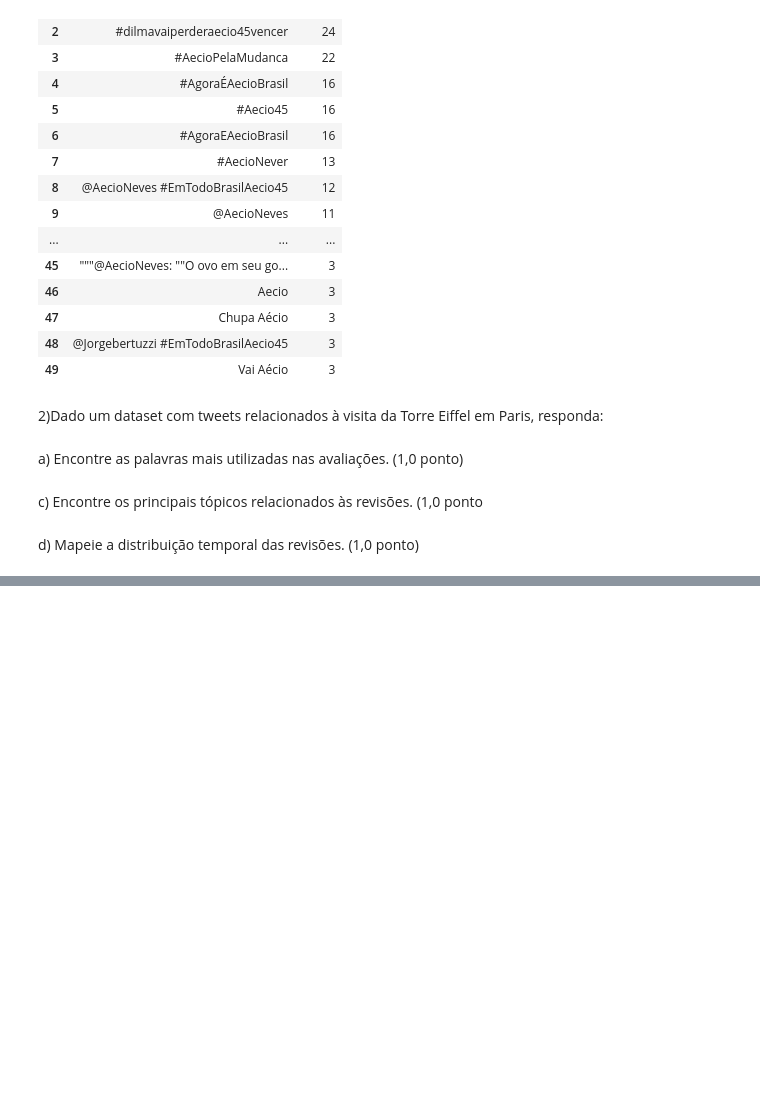
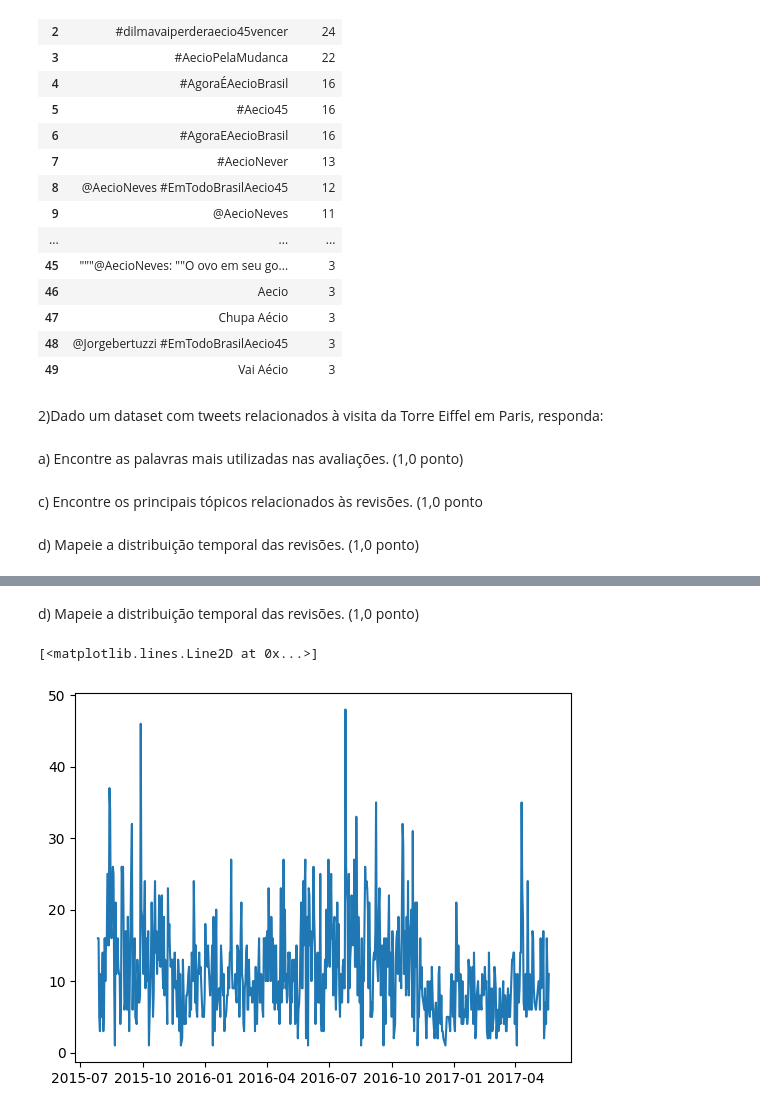
Before and after one commit to VicMisael/MapReduceNuvem2022, a Jupyter notebook: MapReduce.ipynb, the cells around one changed output, grey strips where cells are left out. Cells and saved outputs as stored; diff of their text form; code cells hidden in the pictures; blank space fills up the shorter version.

```diff
--- a/MapReduce.ipynb
+++ b/MapReduce.ipynb
@@ -415,0 +421,10 @@ d) Mapeie a distribuição temporal das revisões. (1,0 ponto)
+# %% [markdown]
+d) Mapeie a distribuição temporal das revisões. (1,0 ponto)
+# %%
+temporal_distribution=df_eiffel_tower_timestamp.groupBy("timestamp").count().sort("timestamp").toPandas()
+# %%
+
+plt.plot(temporal_distribution["timestamp"], temporal_distribution["count"])
+# %% [output]
+[<matplotlib.lines.Line2D at 0x...>]
+[figure, added]
```
Also changed, not shown: parts of 18 cells of this notebook.
